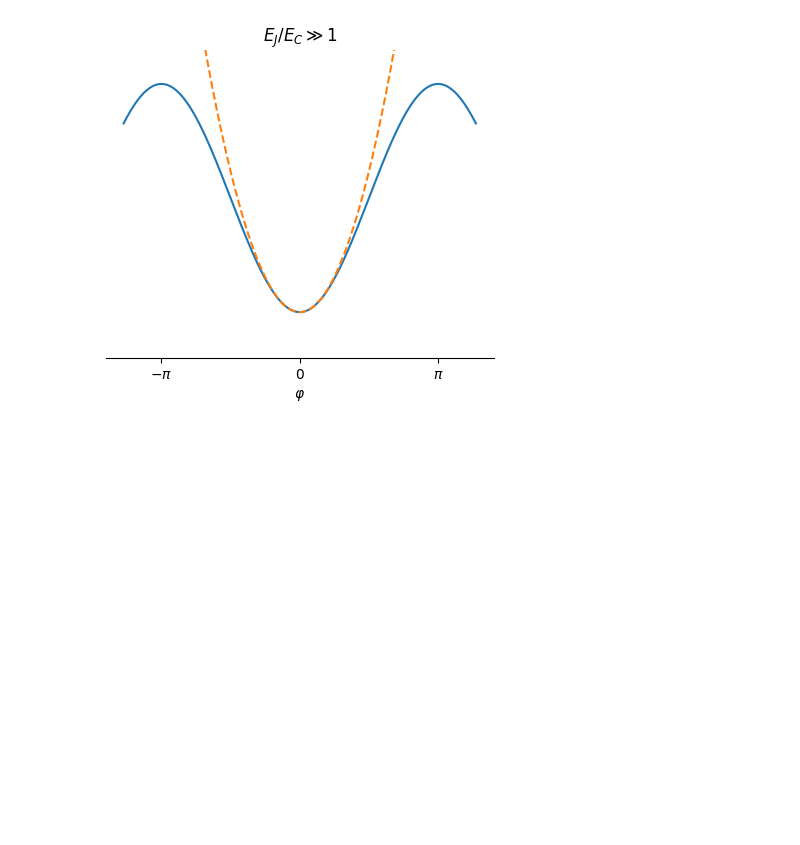
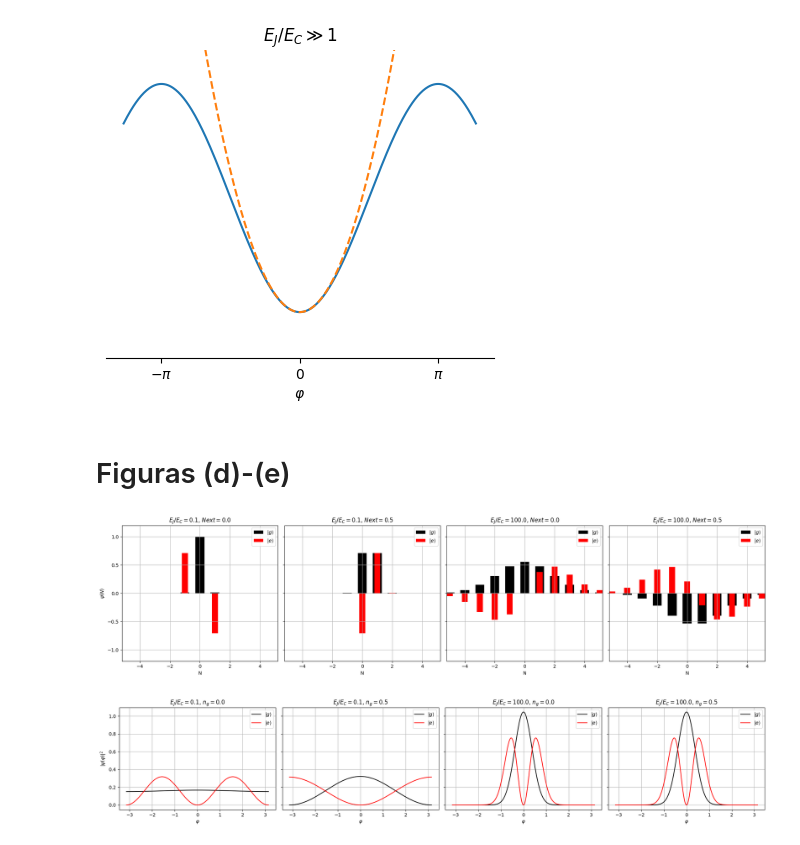
Before and after one commit to Alvaro-SVR/g_b, a Jupyter notebook: registro.ipynb, the cells around one changed output. Saved outputs shown, nothing was run; the diff lists cells and outputs as text; code cells hidden in the pictures; blank space fills up the shorter version.

Commit message:
figuras (d)-(e)

```diff
--- a/registro.ipynb
+++ b/registro.ipynb
@@ -134,3 +167,70 @@ def per_arm():
 per_arm()
 # %% [output]
 [figure]
+# %% [markdown]
+# Figuras (d)-(e)
+# %%
+def wave_n(r_list, Next_list, Nmax):
+    n_vals = np.arange(-Nmax, Nmax+1)
+
+    _, ejes = plt.subplots(1, len(r_list), figsize=(5*len(r_list), 5), sharey=True)
+
+    if len(r_list) == 1:
+        ejes = [ejes]
+
+    for ej, r, Next in zip(ejes, r_list, Next_list):
+        _, evec = np.linalg.eigh(H_island(r, Next, Nmax))
+
+        ej.bar(n_vals, evec[:, 0], color="black", width=0.6, label=r"$|g\rangle$")
+        ej.bar(n_vals, evec[:, 1], color="red", width=0.4, label=r"$|e\rangle$")
+
+        ej.set_title(f"$E_J/E_C = {r}$, $Next={Next}$")
+        ej.set_xlabel("N")
+        ej.set_xlim(-5.2, 5.2)
+        ej.set_ylim(-1.2, 1.2)
+        ej.grid(True)
+        ej.legend()
+
+    ejes[0].set_ylabel(r"$\psi(N)$")
+    plt.tight_layout()
+    plt.show()
+
+def wave_phi(r_list, Next_list, Nmax=10):
+    n_vals = np.arange(-Nmax, Nmax+1)
+    phi = np.linspace(-np.pi, np.pi, 400)
+    _, ejes = plt.subplots(1, len(r_list), figsize=(5*len(r_list), 4), sharey=True)
+
+    if len(r_list) == 1:
+        ejes = [ejes]
+
+    for ej, r, next in zip(ejes, r_list, Next_list):
+        H = H_island(r, next, Nmax)
+        _, evec = np.linalg.eigh(H)
+
+        psi0 = np.zeros_like(phi, dtype=complex)
+        psi1 = np.zeros_like(phi, dtype=complex)
+
+        for idx, n in enumerate(n_vals):
+            psi0 += evec[idx, 0] * np.exp(1j * n * phi)
+            psi1 += evec[idx, 1] * np.exp(1j * n * phi)
+
+        psi0 /= np.sqrt(2*np.pi)
+        psi1 /= np.sqrt(2*np.pi)
+
+        ej.plot(phi, np.abs(psi0)**2, color="black", label=r"$|g\rangle$")
+        ej.plot(phi, np.abs(psi1)**2, color="red", label=r"$|e\rangle$")
+
+        ej.set_title(f"$E_J/E_C = {r}$, $Next={next}$")
+        ej.set_xlabel(r"$\varphi$")
+        ej.grid(True)
+        ej.legend()
+
+    ejes[0].set_ylabel(r"$|\psi(\varphi)|^2$")
+    plt.tight_layout()
+    plt.show()
+
+wave_n([0.1, 0.1, 100.0, 100.0], [0.0, 0.5, 0.0, 0.5], 12)
+wave_phi([0.1, 0.1, 100.0, 100.0], [0.0, 0.5, 0.0, 0.5], 12)
+# %% [output]
+[figure, added]
+[figure, added]
```
Also changed, not shown: parts of 2 cells of this notebook.
